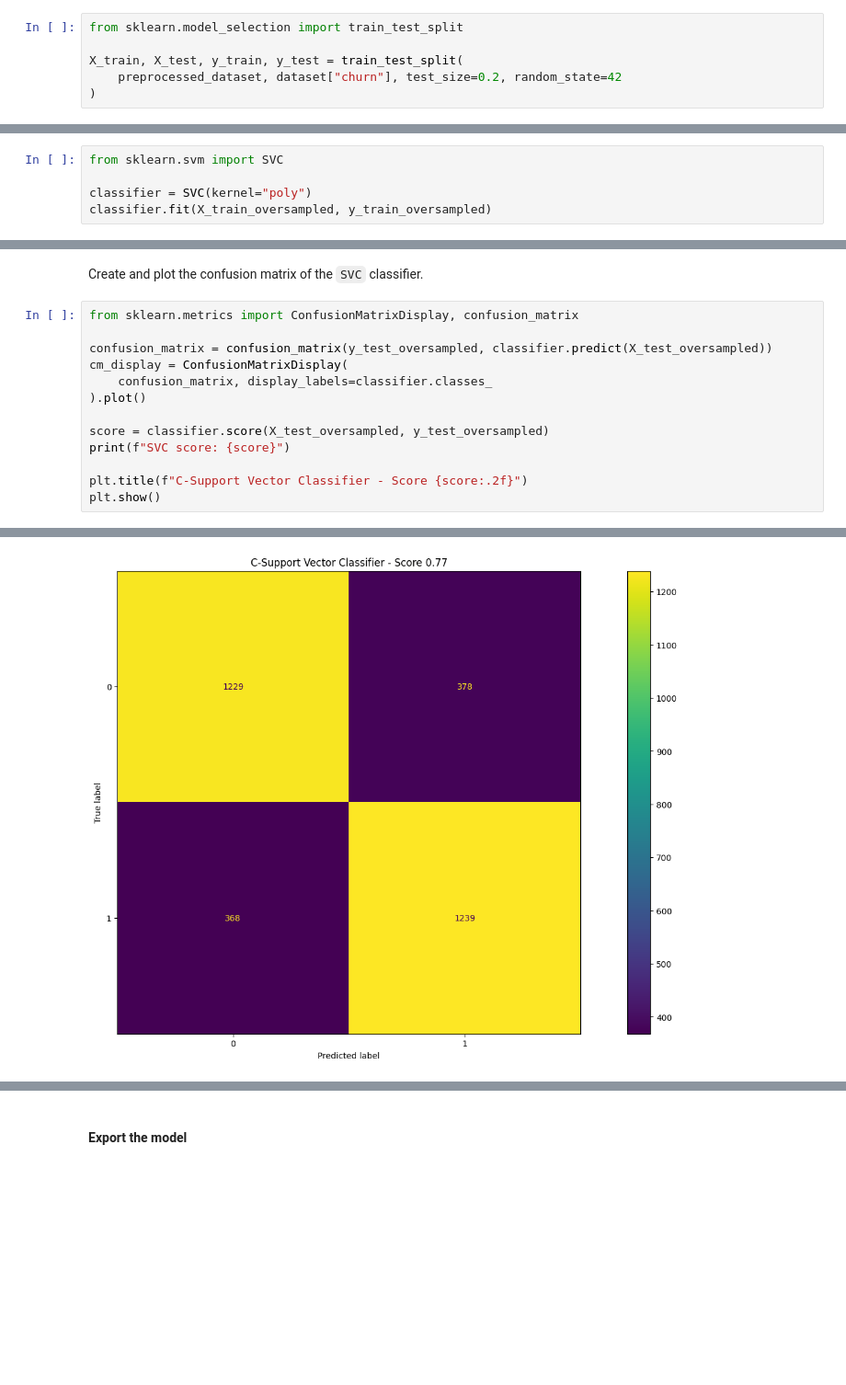
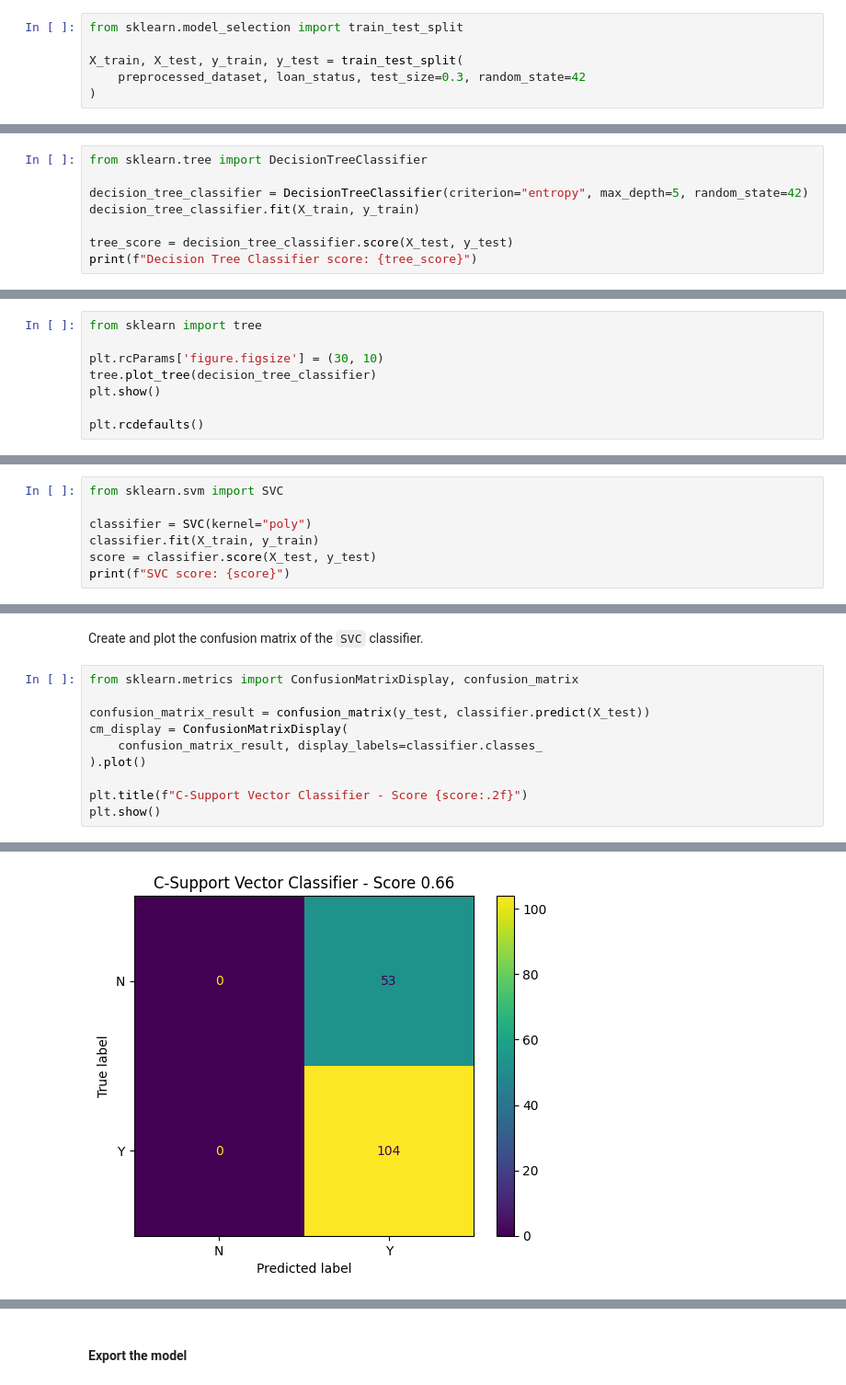
Before and after one commit to Hadronomy/solo-tid-project, a Jupyter notebook: notebooks/analysis.ipynb, the cells around one changed output, grey strips where cells are left out. Shown: that part at 92% size. Saved outputs shown, nothing was run; the diff lists cells and outputs as text; blank space fills up the shorter version.

```diff
--- a/notebooks/analysis.ipynb
+++ b/notebooks/analysis.ipynb
@@ -192,5 +205,5 @@ After preprocessing the data, we split the dataset into training and testing set
 from sklearn.model_selection import train_test_split
 
 X_train, X_test, y_train, y_test = train_test_split(
-    preprocessed_dataset, dataset["churn"], test_size=0.2, random_state=42
+    preprocessed_dataset, loan_status, test_size=0.3, random_state=42
 )
@@ -209,0 +217,8 @@ And we will evaluate the performance of each classifier to choose the best one.
+# %%
+from sklearn.tree import DecisionTreeClassifier
+
+decision_tree_classifier = DecisionTreeClassifier(criterion="entropy", max_depth=5, random_state=42)
+decision_tree_classifier.fit(X_train, y_train)
+
+tree_score = decision_tree_classifier.score(X_test, y_test)
+print(f"Decision Tree Classifier score: {tree_score}")
@@ -209,0 +227,8 @@ And we will evaluate the performance of each classifier to choose the best one.
+# %%
+from sklearn import tree
+
+plt.rcParams['figure.figsize'] = (30, 10)
+tree.plot_tree(decision_tree_classifier)
+plt.show()
+
+plt.rcdefaults()
@@ -215,5 +254,7 @@ Create the `SVC` classifier, and `fit` it to the training data.
 from sklearn.svm import SVC
 
 classifier = SVC(kernel="poly")
-classifier.fit(X_train_oversampled, y_train_oversampled)
+classifier.fit(X_train, y_train)
+score = classifier.score(X_test, y_test)
+print(f"SVC score: {score}")
 # %% [output]
@@ -223,13 +264,10 @@ Create and plot the confusion matrix of the `SVC` classifier.
 # %%
 from sklearn.metrics import ConfusionMatrixDisplay, confusion_matrix
 
-confusion_matrix = confusion_matrix(y_test_oversampled, classifier.predict(X_test_oversampled))
+confusion_matrix_result = confusion_matrix(y_test, classifier.predict(X_test))
 cm_display = ConfusionMatrixDisplay(
-    confusion_matrix, display_labels=classifier.classes_
+    confusion_matrix_result, display_labels=classifier.classes_
 ).plot()
-
-score = classifier.score(X_test_oversampled, y_test_oversampled)
-print(f"SVC score: {score}")
 
 plt.title(f"C-Support Vector Classifier - Score {score:.2f}")
 plt.show()
@@ -238,2 +275,2 @@ SVC score: 0.7678904791537026
-[figure, old version]
+[figure, new version]
 # %% [markdown]
```
Also changed, not shown: parts of 31 cells of this notebook, 2 other files.
